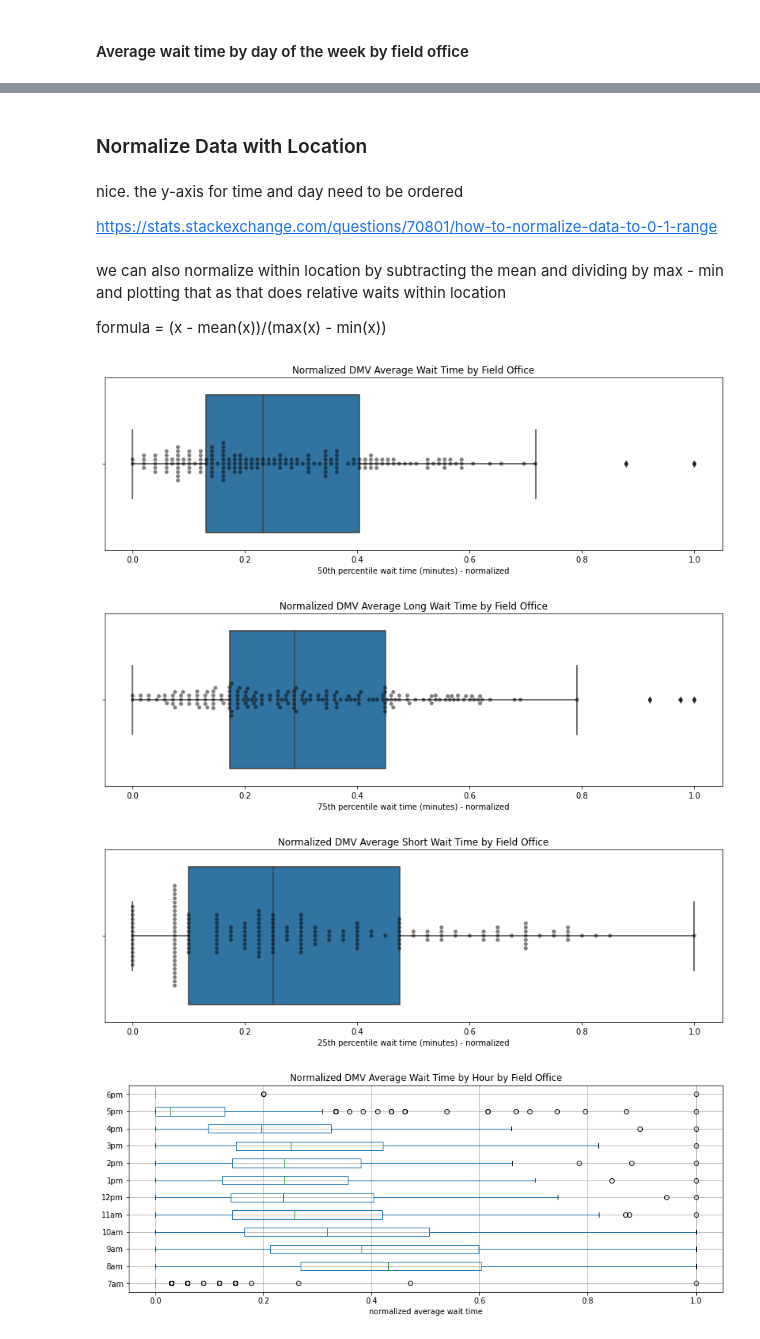
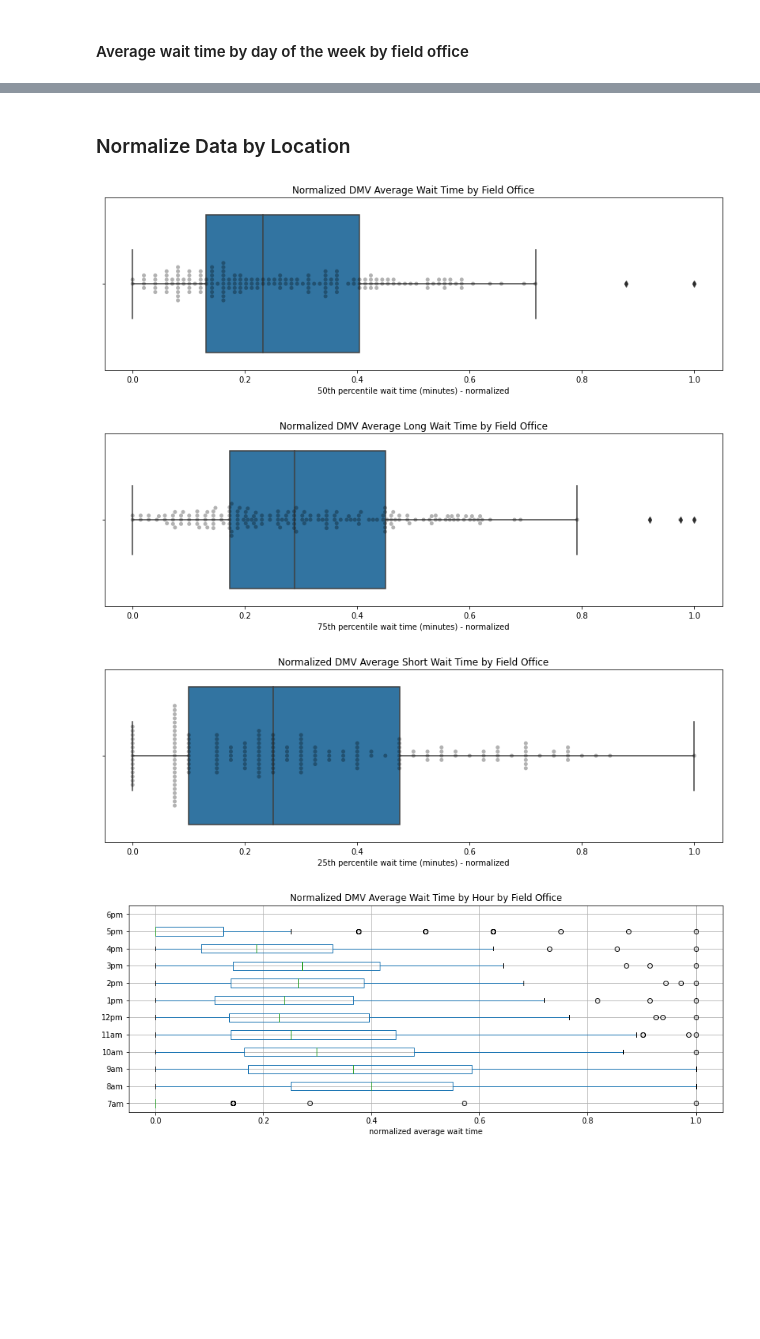
Before and after one commit to soodoku/wait, a Jupyter notebook: scripts/DMV.ipynb, the cells around one changed output, grey strips where cells are left out. Saved outputs shown, nothing was run; the diff lists cells and outputs as text; code cells hidden in the pictures; blank space fills up the shorter version.

```diff
--- a/scripts/DMV.ipynb
+++ b/scripts/DMV.ipynb
@@ -315,3 +280,12 @@ weekday_hour_cols = [
+# %%
+weekday_hour_cols = [
+    '7_wkday_hour_median_wait', '8_wkday_hour_median_wait',
+    '9_wkday_hour_median_wait', '10_wkday_hour_median_wait',
+    '11_wkday_hour_median_wait', '12_wkday_hour_median_wait',
+    '13_wkday_hour_median_wait', '14_wkday_hour_median_wait',
+    '15_wkday_hour_median_wait', '16_wkday_hour_median_wait',
+    '17_wkday_hour_median_wait', '18_wkday_hour_median_wait'
+]
 # %%
 # rename hours columns for visualization
 weekday_hours_wait_time_df = wait_time_descriptive_stats_df[weekday_hour_cols]
@@ -372,11 +349,3 @@ hours_box_plot.figure.savefig("../images/dmv_average_wait_time_by_day_by_field_o
 # %% [markdown]
-### Normalize Data with Location
+### Normalize Data by Location
-# %% [markdown]
-nice. the y-axis for time and day need to be ordered
-
-https://stats.stackexchange.com/questions/70801/how-to-normalize-data-to-0-1-range
-# %% [markdown]
-we can also normalize within location by subtracting the mean and dividing by max - min and plotting that as that does relative waits within location
-
-formula = (x - mean(x))/(max(x) - min(x))
 # %%
@@ -384,13 +354,13 @@ normalized_df=(df-df.min())/(df.max()-df.min())
 # %%
 # Normalized daily_wait_50
-df_mean_wait_time = wait_time_descriptive_stats_df["weekday_wait_50"]
+df_mean_wait_time = wait_time_descriptive_stats_df["wkday_wait_50"]
 
 normalized_df_wait_time = (df_mean_wait_time-df_mean_wait_time.min())/(df_mean_wait_time.max()-df_mean_wait_time.min())
 normalized_df_wait_time = normalized_df_wait_time.to_frame()
 
 fig, ax = plt.subplots(figsize=(14, 4))
-sns.boxplot(ax=ax, x="weekday_wait_50",data=normalized_df_wait_time)
-ax = sns.swarmplot(x='weekday_wait_50', data=normalized_df_wait_time, color="black", alpha=0.5)
+sns.boxplot(ax=ax, x="wkday_wait_50",data=normalized_df_wait_time)
+ax = sns.swarmplot(x='wkday_wait_50', data=normalized_df_wait_time, color="black", alpha=0.3)
 
 plt.title("Normalized DMV Average Wait Time by Field Office")
 plt.xlabel("50th percentile wait time (minutes) - normalized")
@@ -400,19 +370,19 @@ for row in normalized_df_wait_time.iterrows():
     if row[1][0] > 35: #only label wait times > 25 min
         ax.annotate(row[0], xy=(row[1][0], .1), xytext=(2,2), textcoords='offset points', fontsize=10)
 
-plt.savefig('../images/normalized_dmv_average_wait_by_field_office.png')
+plt.savefig('../figs/normalized_dmv_average_wait_by_field_office.png')
 # %% [output]
-[figure, old version]
+[figure, new version]
 # %%
 # Normalized daily_wait_75
-df_mean_wait_time = wait_time_descriptive_stats_df["weekday_wait_75"]
+df_mean_wait_time = wait_time_descriptive_stats_df["wkday_wait_75"]
 
 normalized_df_wait_time = (df_mean_wait_time-df_mean_wait_time.min())/(df_mean_wait_time.max()-df_mean_wait_time.min())
 normalized_df_wait_time = normalized_df_wait_time.to_frame()
 
 fig, ax = plt.subplots(figsize=(14, 4))
-sns.boxplot(ax=ax, x="weekday_wait_75",data=normalized_df_wait_time)
-ax = sns.swarmplot(x='weekday_wait_75', data=normalized_df_wait_time, color="black", alpha=0.5)
+sns.boxplot(ax=ax, x="wkday_wait_75",data=normalized_df_wait_time)
+ax = sns.swarmplot(x='wkday_wait_75', data=normalized_df_wait_time, color="black", alpha=0.3)
 
 plt.title("Normalized DMV Average Long Wait Time by Field Office")
 plt.xlabel("75th percentile wait time (minutes) - normalized")
@@ -422,19 +392,19 @@ for row in normalized_df_wait_time.iterrows():
     if row[1][0] > 35: #only label wait times > 25 min
         ax.annotate(row[0], xy=(row[1][0], .1), xytext=(2,2), textcoords='offset points', fontsize=10)
 
-plt.savefig('../images/normalized_dmv_75_percentile_wait_by_field_office.png')
+plt.savefig('../figs/normalized_dmv_75_percentile_wait_by_field_office.png')
 # %% [output]
-[figure, old version]
+[figure, new version]
 # %%
 # Normalized daily_wait_25
-df_mean_wait_time = wait_time_descriptive_stats_df["weekday_wait_25"]
+df_mean_wait_time = wait_time_descriptive_stats_df["wkday_wait_25"]
 
 normalized_df_wait_time = (df_mean_wait_time-df_mean_wait_time.min())/(df_mean_wait_time.max()-df_mean_wait_time.min())
 normalized_df_wait_time = normalized_df_wait_time.to_frame()
 
 fig, ax = plt.subplots(figsize=(14, 4))
-sns.boxplot(ax=ax, x="weekday_wait_25",data=normalized_df_wait_time)
-ax = sns.swarmplot(x='weekday_wait_25', data=normalized_df_wait_time, color="black", alpha=0.5)
+sns.boxplot(ax=ax, x="wkday_wait_25",data=normalized_df_wait_time)
+ax = sns.swarmplot(x='wkday_wait_25', data=normalized_df_wait_time, color="black", alpha=0.3)
 
 plt.title("Normalized DMV Average Short Wait Time by Field Office")
 plt.xlabel("25th percentile wait time (minutes) - normalized")
@@ -444,30 +414,30 @@ for row in normalized_df_wait_time.iterrows():
     if row[1][0] > 35: #only label wait times > 25 min
         ax.annotate(row[0], xy=(row[1][0], .1), xytext=(2,2), textcoords='offset points', fontsize=10)
 
-plt.savefig('../images/normalized_dmv_25_percentile_wait_by_field_office.png')
+plt.savefig('../figs/normalized_dmv_25_percentile_wait_by_field_office.png')
 # %% [output]
-[figure, old version]
+[figure, new version]
 # %%
 # Normalized Wait Time by Office
 weekday_hours_wait_time_df = wait_time_descriptive_stats_df[weekday_hour_cols]
 weekday_hours_wait_time_df = weekday_hours_wait_time_df.rename(columns=
-               {'7_weekday_hour_avg_wait': '7am', '8_weekday_hour_avg_wait': '8am',
-                '9_weekday_hour_avg_wait': '9am', '10_weekday_hour_avg_wait': '10am',
-                '11_weekday_hour_avg_wait': '11am', '12_weekday_hour_avg_wait': '12pm',
-                '13_weekday_hour_avg_wait': '1pm', '14_weekday_hour_avg_wait': '2pm',
-                '15_weekday_hour_avg_wait': '3pm', '16_weekday_hour_avg_wait': '4pm',
-                '17_weekday_hour_avg_wait': '5pm', '18_weekday_hour_avg_wait': '6pm'
+               {'7_wkday_hour_median_wait': '7am', '8_wkday_hour_median_wait': '8am',
+                '9_wkday_hour_median_wait': '9am', '10_wkday_hour_median_wait': '10am',
+                '11_wkday_hour_median_wait': '11am', '12_wkday_hour_median_wait': '12pm',
+                '13_wkday_hour_median_wait': '1pm', '14_wkday_hour_median_wait': '2pm',
+                '15_wkday_hour_median_wait': '3pm', '16_wkday_hour_median_wait': '4pm',
+                '17_wkday_hour_median_wait': '5pm', '18_wkday_hour_median_wait': '6pm'
                         })
 
 normalized_weekday_hours_wait_time_df = (weekday_hours_wait_time_df - weekday_hours_wait_time_df.min())/ (weekday_hours_wait_time_df.max() - weekday_hours_wait_time_df.min())
 
 hours_box_plot = normalized_weekday_hours_wait_time_df.boxplot(vert=False, figsize=(14,5))
 hours_box_plot.set_xlabel("normalized average wait time")
 hours_box_plot.set_title("Normalized DMV Average Wait Time by Hour by Field Office")
 
-hours_box_plot.figure.savefig("../images/normalized_dmv_average_wait_time_by_hour_by_field_office.png")
+hours_box_plot.figure.savefig("../figs/normalized_dmv_average_wait_time_by_hour_by_field_office.png")
 # %% [output]
-[figure, old version]
+[figure, new version]
 # %%
 # normalized wait time by office
 weekday_daily_avg_wait_time_df = wait_time_descriptive_stats_df[weekday_cols]
```
Also changed, not shown: parts of 42 cells of this notebook, 12 other files.
